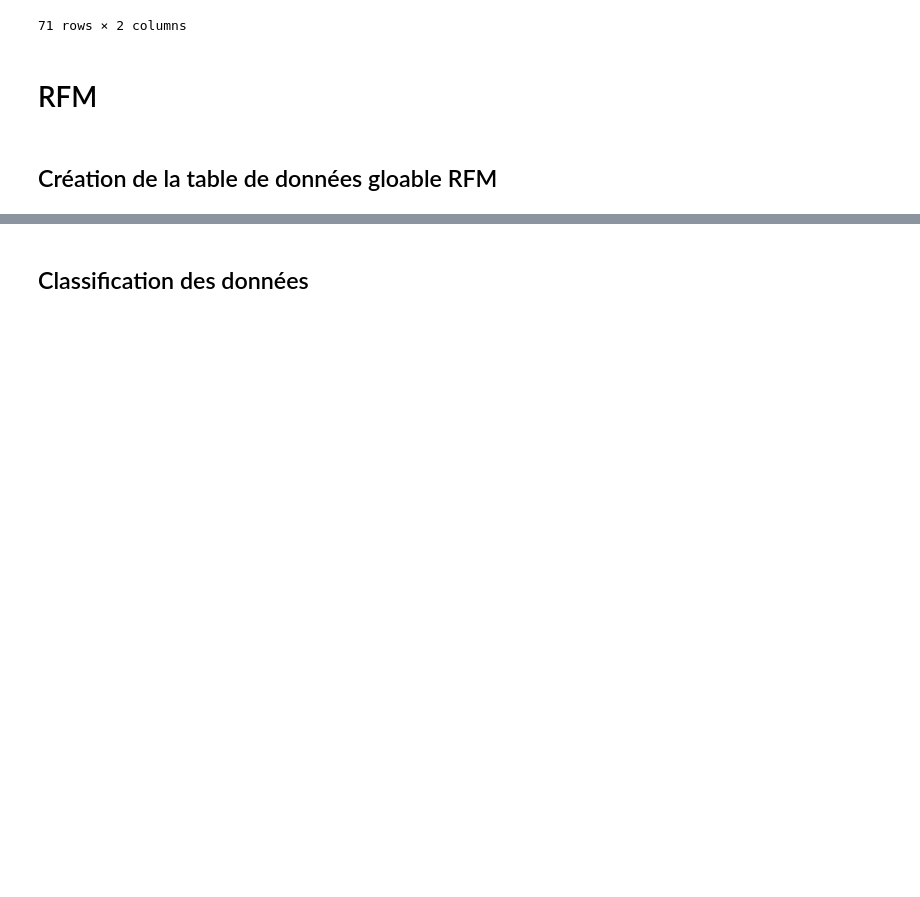
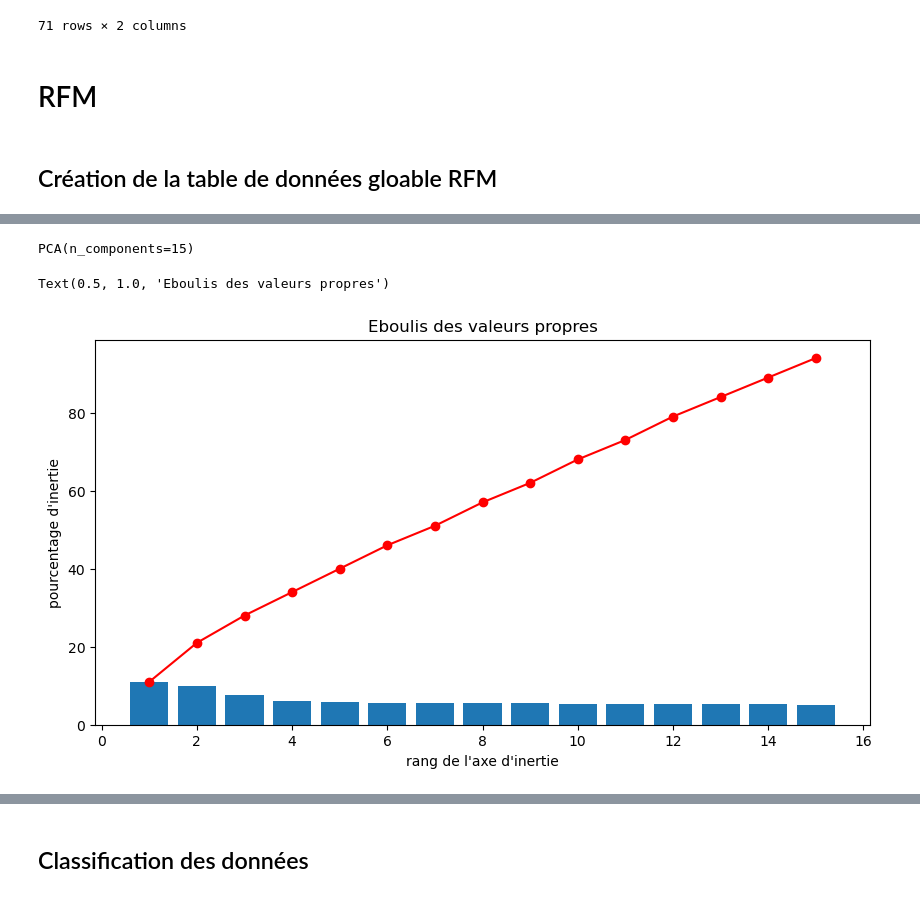
Before and after one commit to jonathandurand/openClassrooms, a Jupyter notebook: P5_clientsCommerce/P5_clientsCommerce.ipynb, the cells around one changed output, grey strips where cells are left out. Cells and saved outputs as stored; diff of their text form; code cells hidden in the pictures; blank space fills up the shorter version.

```diff
--- a/P5_clientsCommerce/P5_clientsCommerce.ipynb
+++ b/P5_clientsCommerce/P5_clientsCommerce.ipynb
@@ -259,0 +440,14 @@ data_RFM_stats['Recency'] = (data_RFM_stats['LastDate'].max() - data_RFM_stats['
+# %%
+scaler = StandardScaler()
+X_std = scaler.fit_transform(X)
+# %%
+n_components = 15
+# %%
+pca = PCA(n_components=n_components)
+pca.fit(X_std)
+# %% [output]
+PCA(n_components=15)
+# %%
+scree = (pca.explained_variance_ratio_*100).round(2)
+scree_cum = scree.cumsum().round()
+x_list = range(1, n_components+1)
@@ -259,0 +456,11 @@ data_RFM_stats['Recency'] = (data_RFM_stats['LastDate'].max() - data_RFM_stats['
+# %%
+fig = plt.figure(figsize=(10,5))
+ax=plt.subplot(1,1,1)
+ax.bar(x_list, scree)
+ax.plot(x_list, scree_cum,c="red",marker='o')
+ax.set_xlabel("rang de l'axe d'inertie")
+ax.set_ylabel("pourcentage d'inertie")
+ax.set_title("Eboulis des valeurs propres")
+# %% [output]
+Text(0.5, 1.0, 'Eboulis des valeurs propres')
+[figure, added]
```
Also changed, not shown: parts of 131 cells of this notebook.
